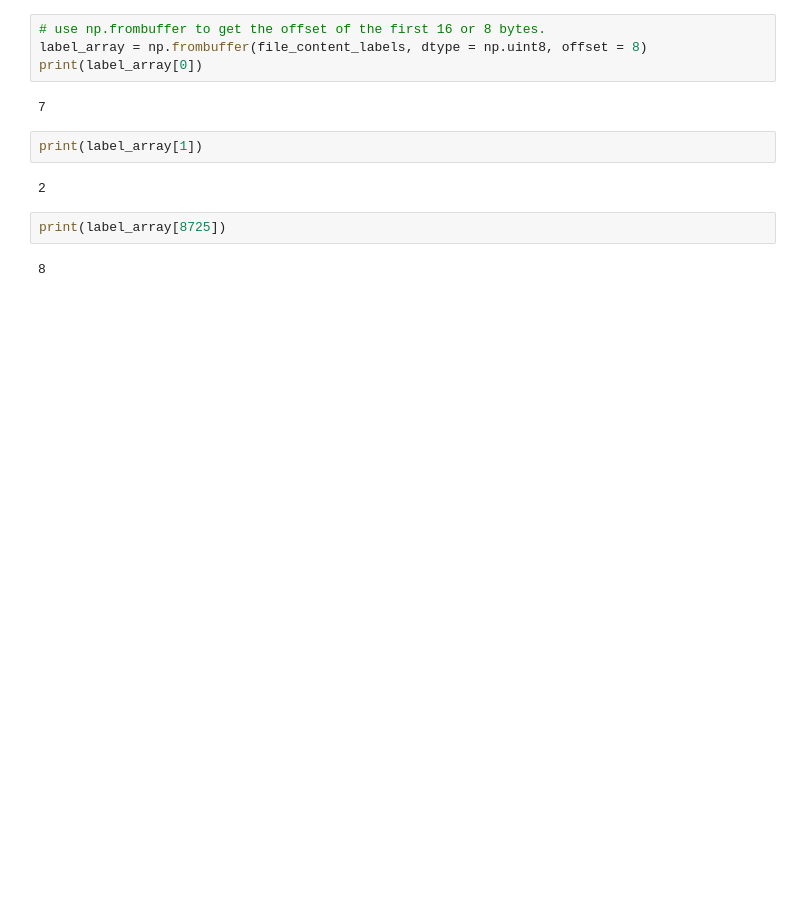
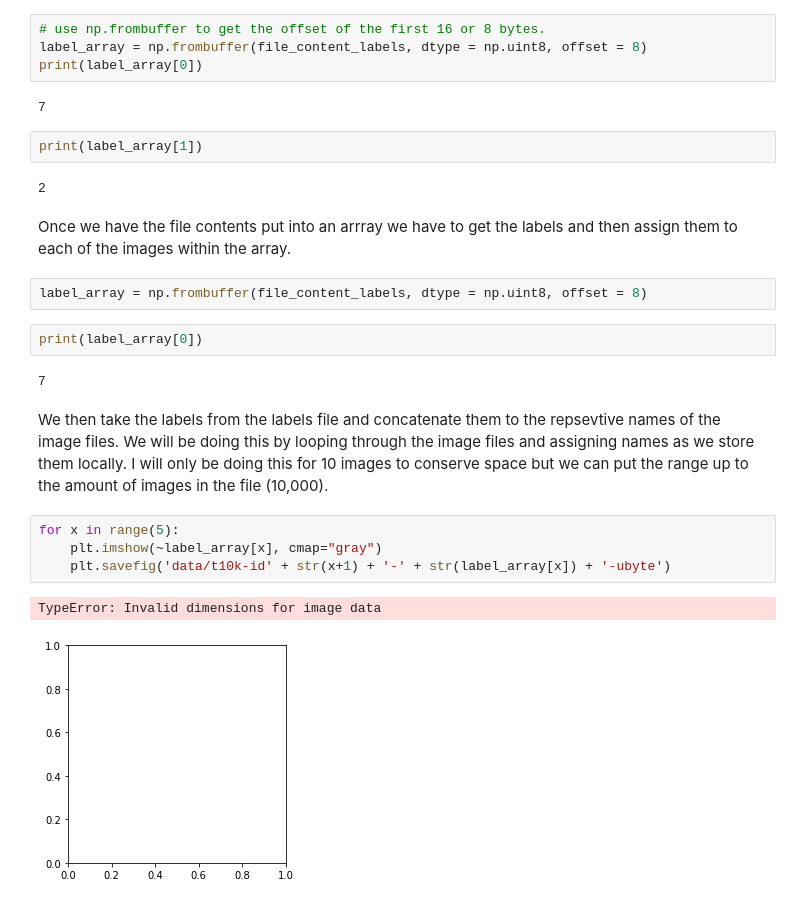
Before and after one commit to NiallD565/Jupyter-Notebook_Python, a Jupyter notebook: mnist-dataset.ipynb, the cells around one changed output. Saved outputs shown, nothing was run; the diff lists cells and outputs as text; blank space fills up the shorter version.

Commit message:
addition of loop to save images to machine

```diff
--- a/mnist-dataset.ipynb
+++ b/mnist-dataset.ipynb
@@ -158,7 +153,20 @@ print(label_array[0])
 print(label_array[1])
 # %% [output]
 2
+# %% [markdown]
+Once we have the file contents put into an arrray we have to get the labels and then assign them to each of the images within the array.
+# %%
+label_array = np.frombuffer(file_content_labels, dtype = np.uint8, offset = 8)
 # %%
-print(label_array[8725])
+print(label_array[0])
 # %% [output]
-8
+7
+# %% [markdown]
+We then take the labels from the labels file and concatenate them to the repsevtive names of the image files. We will be doing this by looping through the image files and assigning names as we store them locally. I will only be doing this for 10 images to conserve space but we can put the range up to the amount of images in the file (10,000).
+# %%
+for x in range(5):
+    plt.imshow(~label_array[x], cmap="gray")
+    plt.savefig('data/t10k-id' + str(x+1) + '-' + str(label_array[x]) + '-ubyte')
+# %% [output]
+TypeError: Invalid dimensions for image data
+[figure, added]
```
Also changed, not shown: parts of 1 cell of this notebook, 1 other file.
